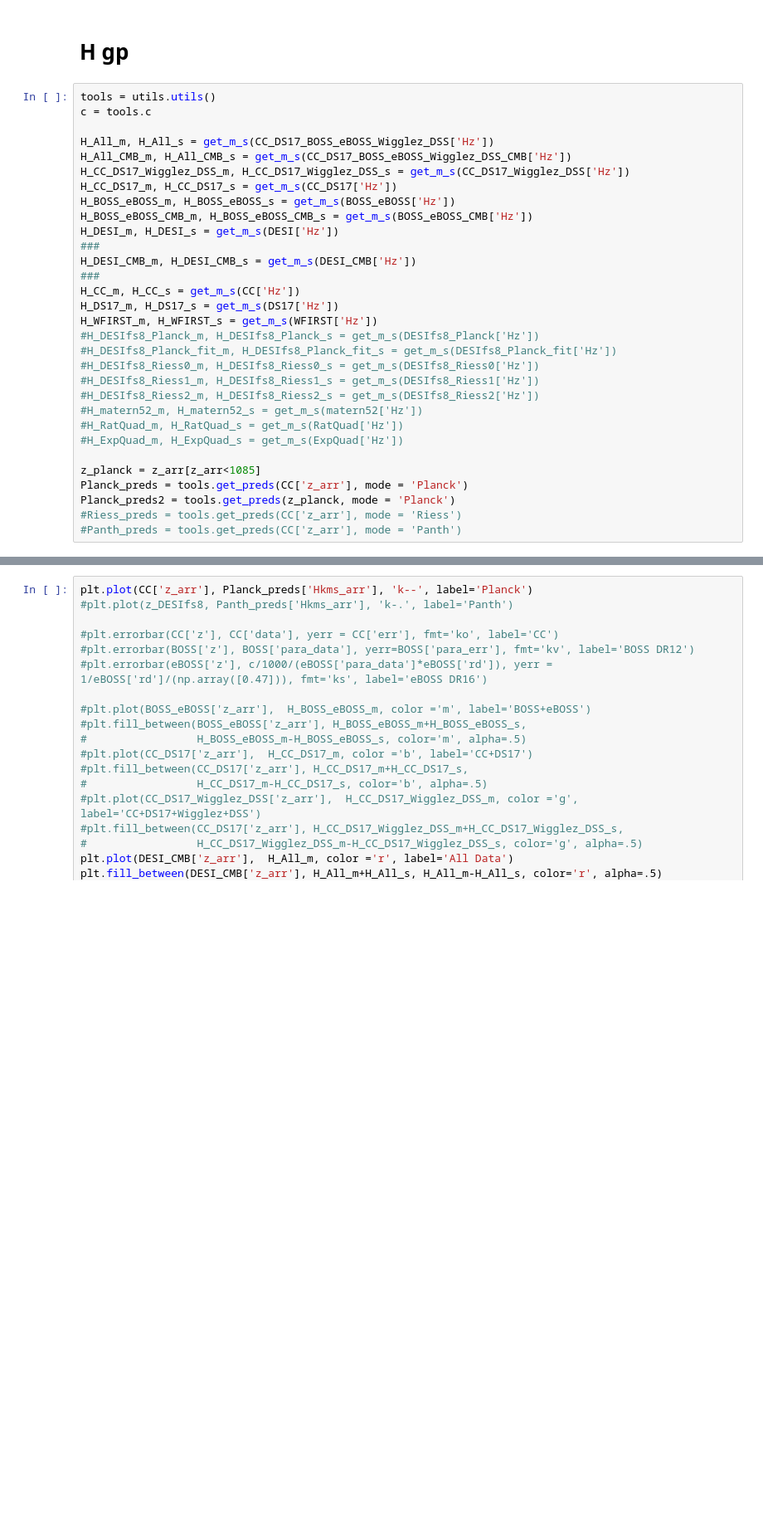
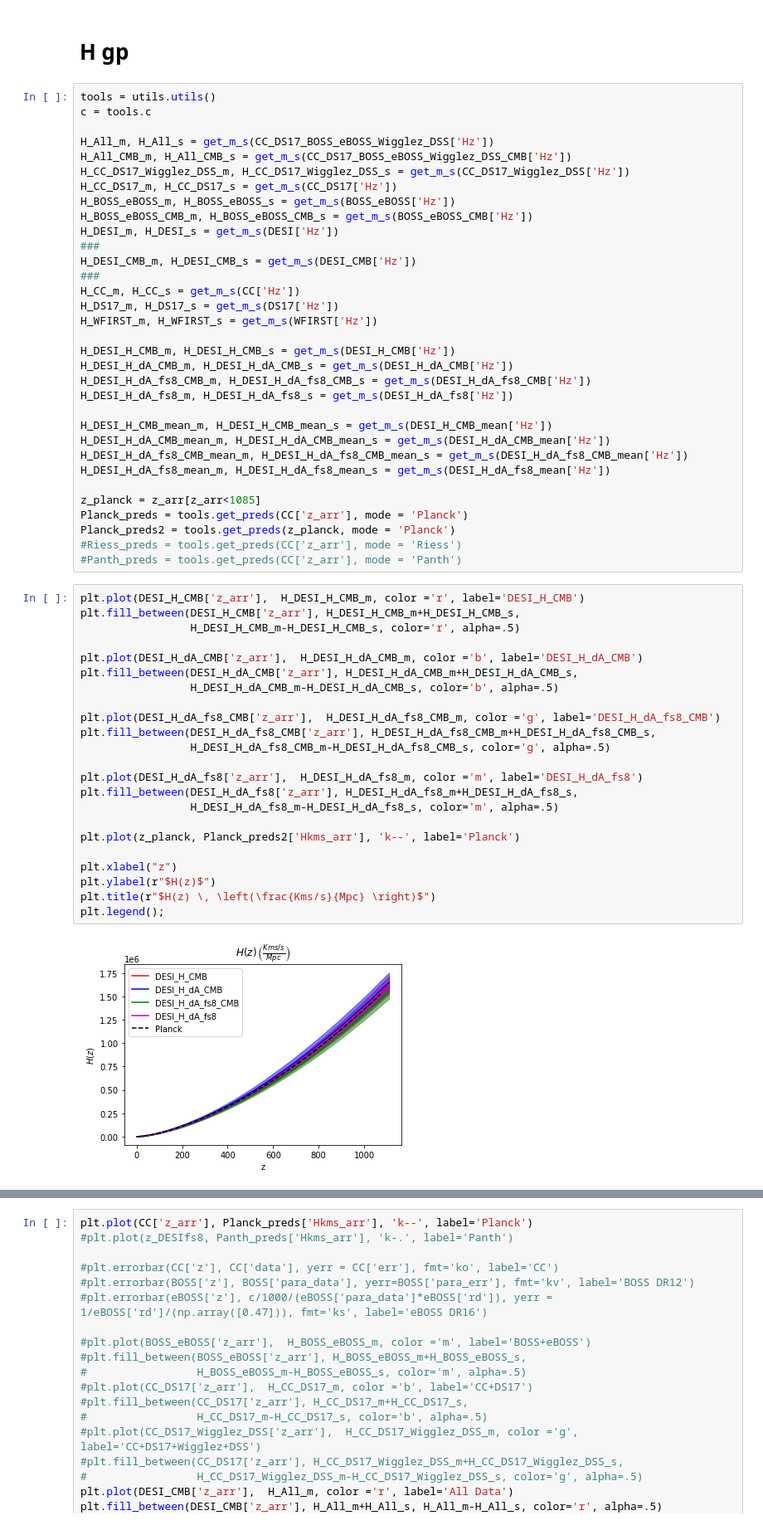
Before and after one commit to JaimeRZP/Growz, a Jupyter notebook: notebooks/plotting.ipynb, the cells around one changed output, grey strips where cells are left out. Shown at 83% size. Cells and saved outputs as stored; diff of their text form; blank space fills up the shorter version.

```diff
--- a/notebooks/plotting.ipynb
+++ b/notebooks/plotting.ipynb
@@ -241,17 +242,44 @@ H_DESI_CMB_m, H_DESI_CMB_s = get_m_s(DESI_CMB['Hz'])
 H_CC_m, H_CC_s = get_m_s(CC['Hz'])
 H_DS17_m, H_DS17_s = get_m_s(DS17['Hz'])
 H_WFIRST_m, H_WFIRST_s = get_m_s(WFIRST['Hz'])
-#H_DESIfs8_Planck_m, H_DESIfs8_Planck_s = get_m_s(DESIfs8_Planck['Hz'])
-#H_DESIfs8_Planck_fit_m, H_DESIfs8_Planck_fit_s = get_m_s(DESIfs8_Planck_fit['Hz'])
-#H_DESIfs8_Riess0_m, H_DESIfs8_Riess0_s = get_m_s(DESIfs8_Riess0['Hz'])
-#H_DESIfs8_Riess1_m, H_DESIfs8_Riess1_s = get_m_s(DESIfs8_Riess1['Hz'])
-#H_DESIfs8_Riess2_m, H_DESIfs8_Riess2_s = get_m_s(DESIfs8_Riess2['Hz'])
-#H_matern52_m, H_matern52_s = get_m_s(matern52['Hz'])
-#H_RatQuad_m, H_RatQuad_s = get_m_s(RatQuad['Hz'])
-#H_ExpQuad_m, H_ExpQuad_s = get_m_s(ExpQuad['Hz'])
+
+H_DESI_H_CMB_m, H_DESI_H_CMB_s = get_m_s(DESI_H_CMB['Hz'])
+H_DESI_H_dA_CMB_m, H_DESI_H_dA_CMB_s = get_m_s(DESI_H_dA_CMB['Hz'])
+H_DESI_H_dA_fs8_CMB_m, H_DESI_H_dA_fs8_CMB_s = get_m_s(DESI_H_dA_fs8_CMB['Hz'])
+H_DESI_H_dA_fs8_m, H_DESI_H_dA_fs8_s = get_m_s(DESI_H_dA_fs8['Hz'])
+
+H_DESI_H_CMB_mean_m, H_DESI_H_CMB_mean_s = get_m_s(DESI_H_CMB_mean['Hz'])
+H_DESI_H_dA_CMB_mean_m, H_DESI_H_dA_CMB_mean_s = get_m_s(DESI_H_dA_CMB_mean['Hz'])
+H_DESI_H_dA_fs8_CMB_mean_m, H_DESI_H_dA_fs8_CMB_mean_s = get_m_s(DESI_H_dA_fs8_CMB_mean['Hz'])
+H_DESI_H_dA_fs8_mean_m, H_DESI_H_dA_fs8_mean_s = get_m_s(DESI_H_dA_fs8_mean['Hz'])
 
 z_planck = z_arr[z_arr<1085]
 Planck_preds = tools.get_preds(CC['z_arr'], mode = 'Planck')
 Planck_preds2 = tools.get_preds(z_planck, mode = 'Planck')
 #Riess_preds = tools.get_preds(CC['z_arr'], mode = 'Riess')
 #Panth_preds = tools.get_preds(CC['z_arr'], mode = 'Panth')
+# %%
+plt.plot(DESI_H_CMB['z_arr'],  H_DESI_H_CMB_m, color ='r', label='DESI_H_CMB')
+plt.fill_between(DESI_H_CMB['z_arr'], H_DESI_H_CMB_m+H_DESI_H_CMB_s,
+                 H_DESI_H_CMB_m-H_DESI_H_CMB_s, color='r', alpha=.5)
+
+plt.plot(DESI_H_dA_CMB['z_arr'],  H_DESI_H_dA_CMB_m, color ='b', label='DESI_H_dA_CMB')
+plt.fill_between(DESI_H_dA_CMB['z_arr'], H_DESI_H_dA_CMB_m+H_DESI_H_dA_CMB_s,
+                 H_DESI_H_dA_CMB_m-H_DESI_H_dA_CMB_s, color='b', alpha=.5)
+
+plt.plot(DESI_H_dA_fs8_CMB['z_arr'],  H_DESI_H_dA_fs8_CMB_m, color ='g', label='DESI_H_dA_fs8_CMB')
+plt.fill_between(DESI_H_dA_fs8_CMB['z_arr'], H_DESI_H_dA_fs8_CMB_m+H_DESI_H_dA_fs8_CMB_s,
+                 H_DESI_H_dA_fs8_CMB_m-H_DESI_H_dA_fs8_CMB_s, color='g', alpha=.5)
+
+plt.plot(DESI_H_dA_fs8['z_arr'],  H_DESI_H_dA_fs8_m, color ='m', label='DESI_H_dA_fs8')
+plt.fill_between(DESI_H_dA_fs8['z_arr'], H_DESI_H_dA_fs8_m+H_DESI_H_dA_fs8_s,
+                 H_DESI_H_dA_fs8_m-H_DESI_H_dA_fs8_s, color='m', alpha=.5)
+
+plt.plot(z_planck, Planck_preds2['Hkms_arr'], 'k--', label='Planck')
+
+plt.xlabel("z")
+plt.ylabel(r"$H(z)$")
+plt.title(r"$H(z) \, \left(\frac{Kms/s}{Mpc} \right)$")
+plt.legend();
+# %% [output]
+[figure, added]
```
Also changed, not shown: parts of 9 cells of this notebook, 4 other files.
